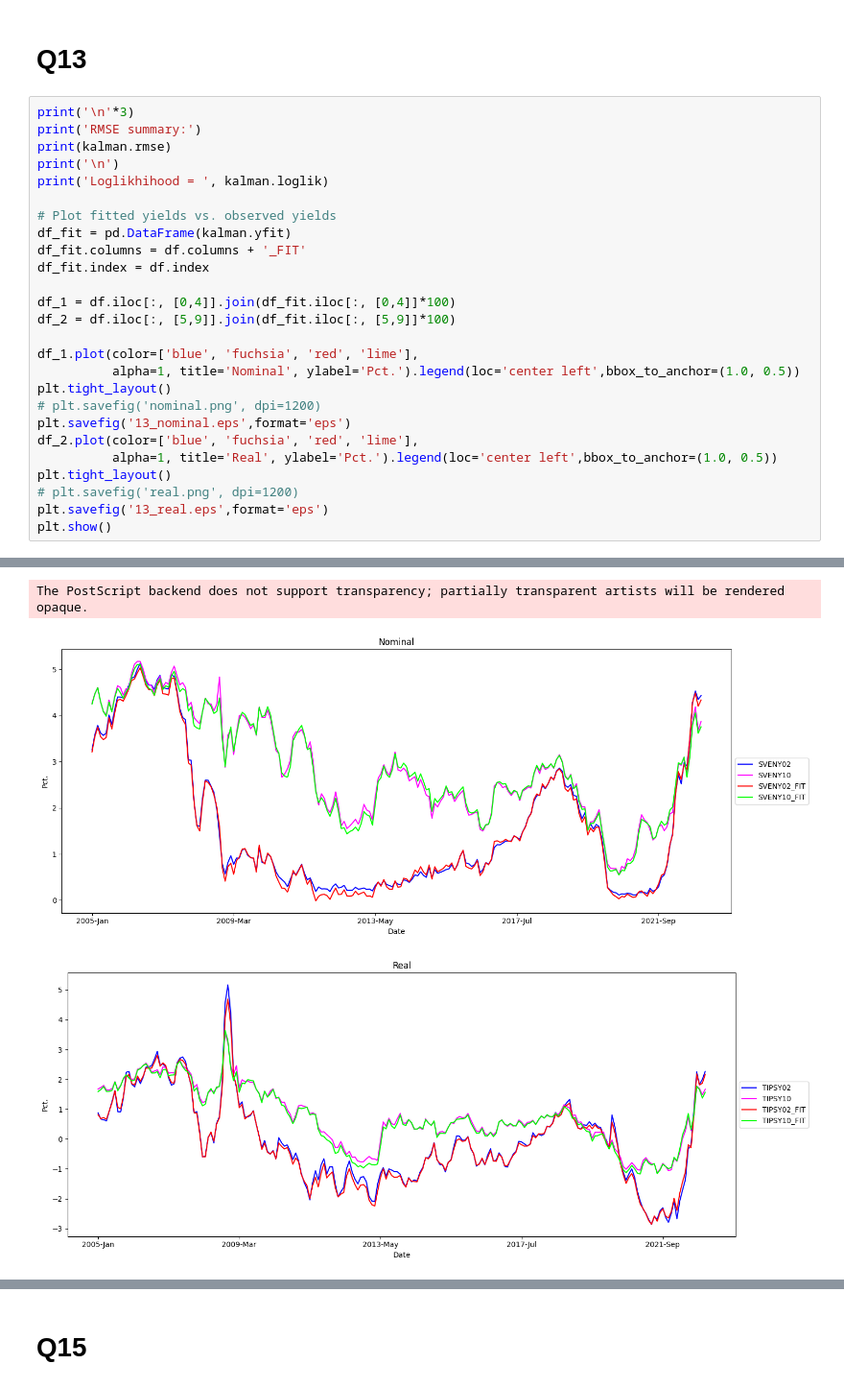
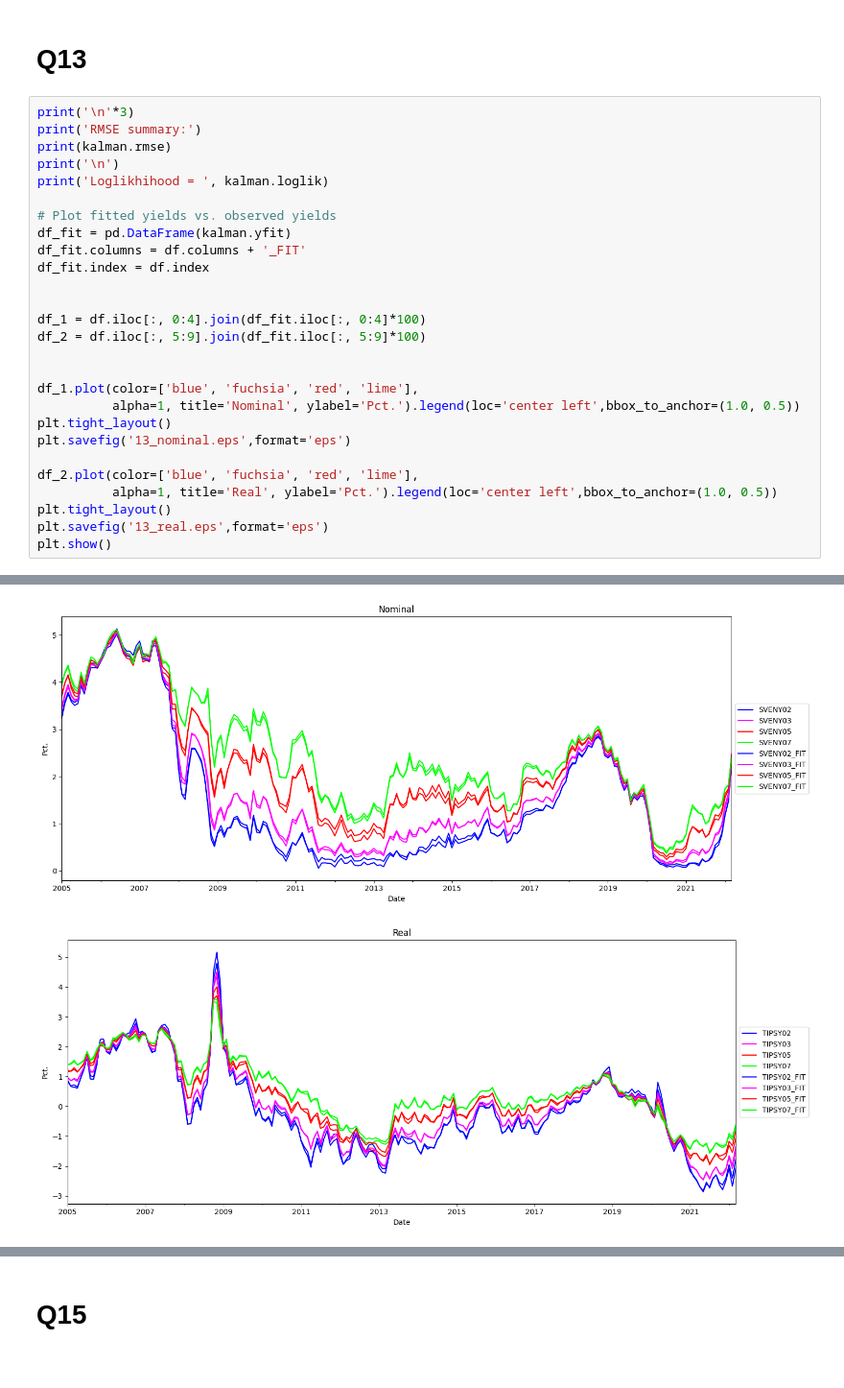
Before and after one commit to EmilieMunkedal/Bachelor, a Jupyter notebook: notebook-1 (1).ipynb, the cells around one changed output, grey strips where cells are left out. Shown at 96% size. Drawn from its saved outputs; the diff is of its cells as text.

```diff
--- a/notebook-1 (1).ipynb
+++ b/notebook-1 (1).ipynb
@@ -671,18 +687,19 @@ df_fit = pd.DataFrame(kalman.yfit)
 df_fit.columns = df.columns + '_FIT'
 df_fit.index = df.index
 
-df_1 = df.iloc[:, [0,4]].join(df_fit.iloc[:, [0,4]]*100)
-df_2 = df.iloc[:, [5,9]].join(df_fit.iloc[:, [5,9]]*100)
+
+df_1 = df.iloc[:, 0:4].join(df_fit.iloc[:, 0:4]*100)
+df_2 = df.iloc[:, 5:9].join(df_fit.iloc[:, 5:9]*100)
+
 
 df_1.plot(color=['blue', 'fuchsia', 'red', 'lime'],
           alpha=1, title='Nominal', ylabel='Pct.').legend(loc='center left',bbox_to_anchor=(1.0, 0.5))
 plt.tight_layout()
-# plt.savefig('nominal.png', dpi=1200)
 plt.savefig('13_nominal.eps',format='eps')
+
 df_2.plot(color=['blue', 'fuchsia', 'red', 'lime'],
           alpha=1, title='Real', ylabel='Pct.').legend(loc='center left',bbox_to_anchor=(1.0, 0.5))
 plt.tight_layout()
-# plt.savefig('real.png', dpi=1200)
 plt.savefig('13_real.eps',format='eps')
 plt.show()
 # %% [output]
@@ -705,3 +723,2 @@ Loglikhihood =  -12770.45861479486
-The PostScript backend does not support transparency; partially transparent artists will be rendered opaque.
-[figure, old version]
+[figure, new version]
-[figure, old version]
+[figure, new version]
```
Also changed, not shown: parts of 9 cells of this notebook, 20 other files.
